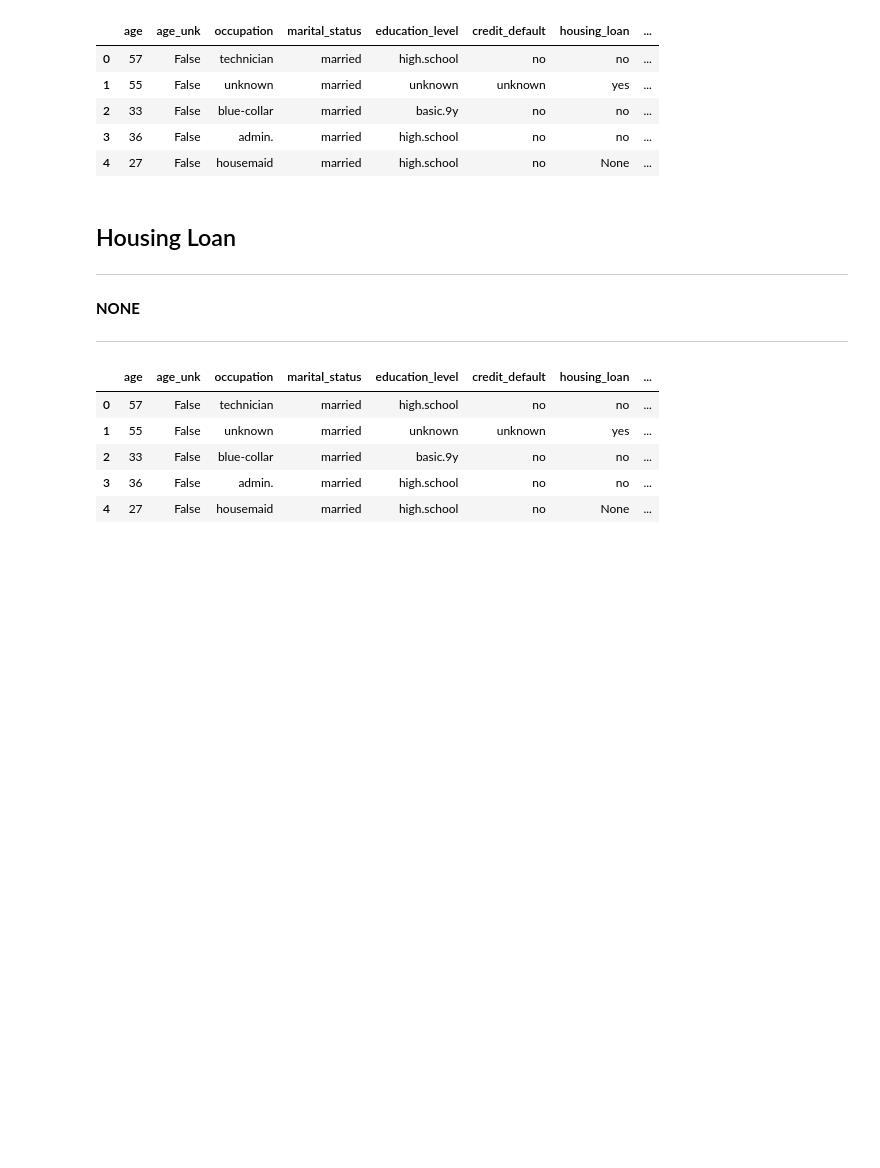
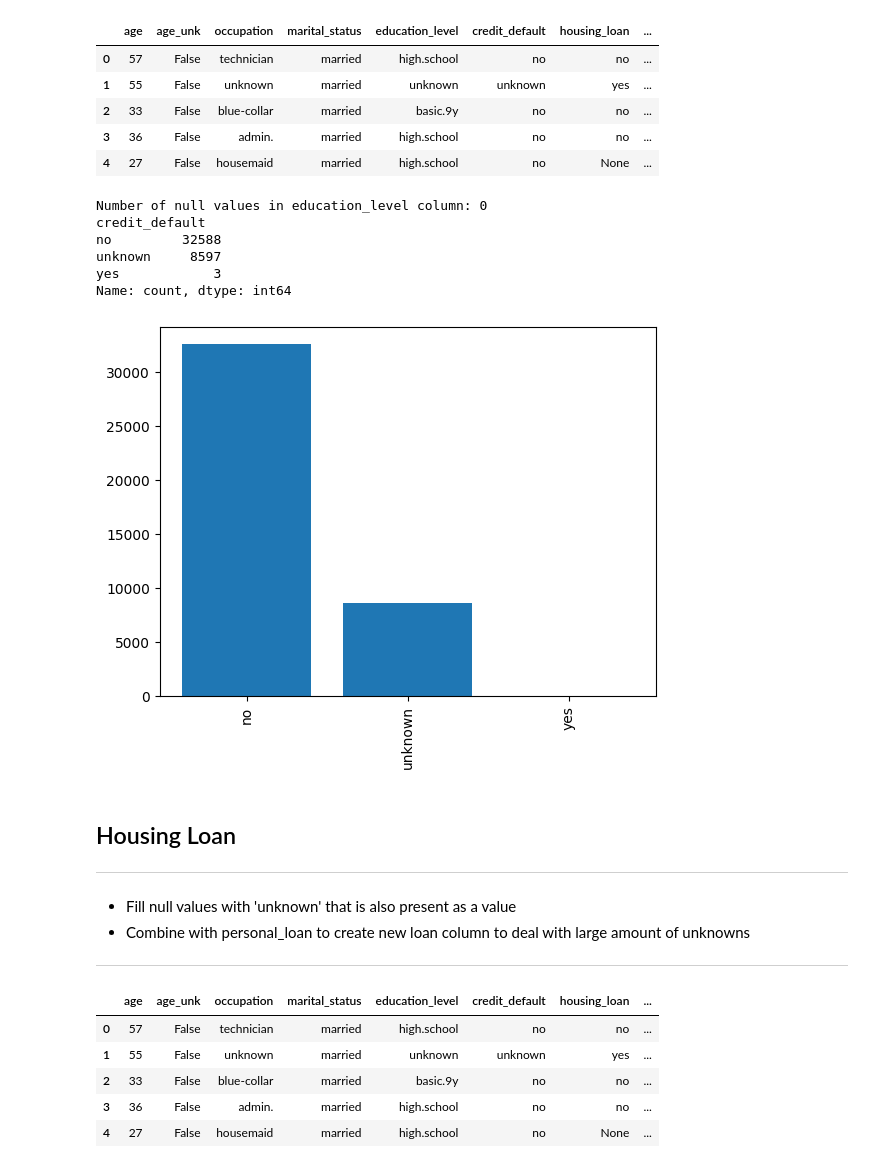
Before and after one commit to mysticshirou/EGT309-TeamJunHoe, a Jupyter notebook: eda.ipynb, the cells around one changed output. Saved outputs shown, nothing was run; the diff lists cells and outputs as text; code cells hidden in the pictures; blank space fills up the shorter version.

```diff
--- a/eda.ipynb
+++ b/eda.ipynb
@@ -204,10 +206,28 @@ df_credit.head()
 | 2 | 33 | False | blue-collar | married | basic.9y | no | no | ... |
 | 3 | 36 | False | admin. | married | high.school | no | no | ... |
 | 4 | 27 | False | housemaid | married | high.school | no | None | ... |
+# %%
+# Unrealistic to attempt to predict 'unknown' values
+# Extremely low number of 'yes' values but seems realistic due to nature of column
+# Similar to education level, no cleaning is required except one-hot encoding in pipeline
+print(f"Number of null values in education_level column: {df_credit.credit_default.isna().sum()}")
+print(df_credit.credit_default.value_counts())
+plt.bar(df_credit.credit_default.value_counts().index, df_credit.credit_default.value_counts().values)
+plt.xticks(rotation=90)
+plt.show()
+# %% [output]
+Number of null values in education_level column: 0
+credit_default
+no         32588
+unknown     8597
+yes            3
+Name: count, dtype: int64
+[figure, added]
 # %% [markdown]
 ## Housing Loan
 ---
-**NONE**
+- Fill null values with 'unknown' that is also present as a value
+- Combine with personal_loan to create new loan column to deal with large amount of unknowns
 
 ---
 # %%
```
Also changed, not shown: parts of 22 cells of this notebook.
